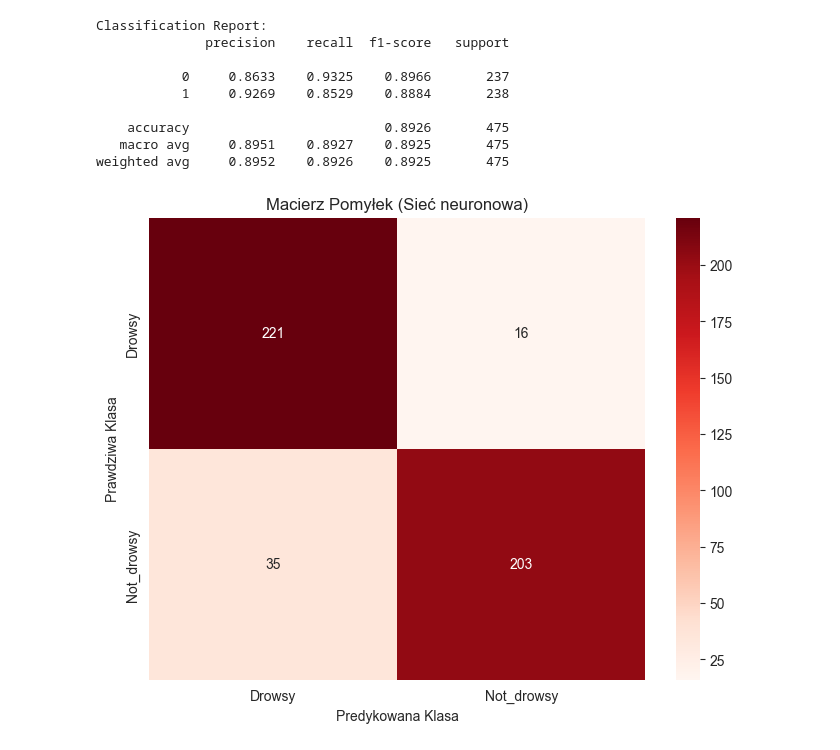
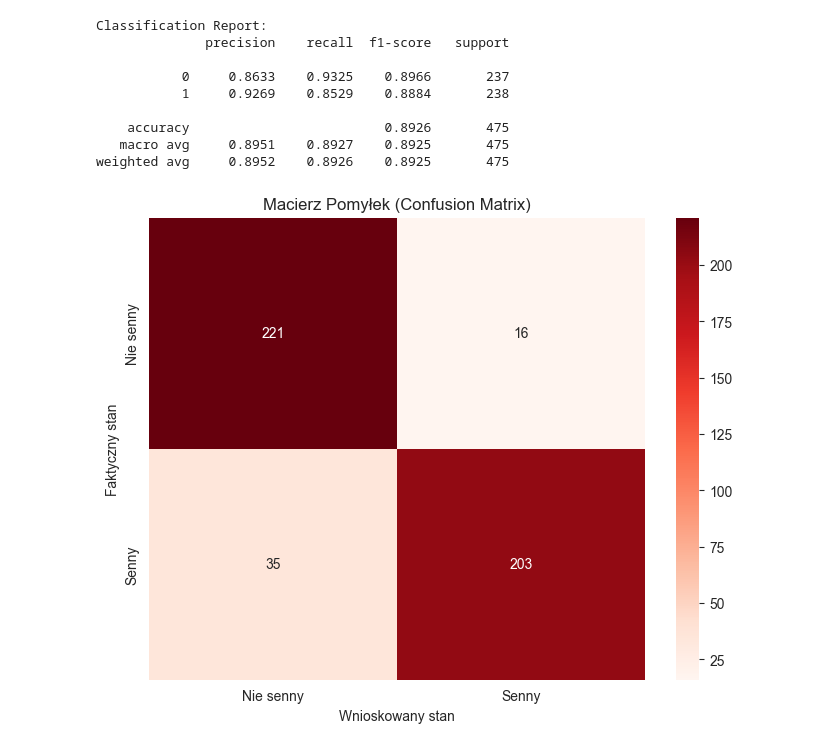
Before and after one commit to AdrianPanasiewicz/Drowsiness_detection_system, a Jupyter notebook: Workspace/Models/validating_on_test_dataset.ipynb, the cells around one changed output. Saved outputs shown, nothing was run; the diff lists cells and outputs as text; code cells hidden in the pictures.

```diff
--- a/Workspace/Models/validating_on_test_dataset.ipynb
+++ b/Workspace/Models/validating_on_test_dataset.ipynb
@@ -153,14 +153,14 @@ Raport Klasyfikacji (Random Forest):
 weighted avg     0.8961    0.8905    0.8902       475
 # %%
 cm_rf = confusion_matrix(test_y_numeric, preds_rf)
-class_names_polskie = ['Nie Senny', 'Senny']  # Dostosuj do swoich klas
+class_names_polskie = ['Nie senny', 'Senny']  # Dostosuj do swoich klas
 
 plt.figure(figsize=(8,6))
 sns.heatmap(cm_rf, annot=True, fmt='d', cmap='Reds',
             xticklabels=class_names_polskie,
             yticklabels=class_names_polskie)
-plt.xlabel('Predykowana Klasa')
-plt.ylabel('Prawdziwa Klasa')
-plt.title('Macierz Pomyłek (Random Forest)')
+plt.xlabel('Wnioskowany stan')
+plt.ylabel('Faktyczny stan')
+plt.title('Macierz Pomyłek (Confusion Matrix)')
 plt.show()
 # %% [output]
@@ -187,14 +187,14 @@ Classification Report:
    macro avg     0.8951    0.8927    0.8925       475
 weighted avg     0.8952    0.8926    0.8925       475
 # %%
-cm = confusion_matrix(targets_np, preds_class)
+cm_nn = confusion_matrix(targets_np, preds_class)
 plt.figure(figsize=(8,6))
-sns.heatmap(cm, annot=True, fmt='d', cmap='Reds',
-            xticklabels=nn.dls.vocab,
-            yticklabels=nn.dls.vocab)
-plt.xlabel('Predykowana Klasa')
-plt.ylabel('Prawdziwa Klasa')
-plt.title('Macierz Pomyłek (Sieć neuronowa)')
+sns.heatmap(cm_nn, annot=True, fmt='d', cmap='Reds',
+            xticklabels=class_names_polskie,
+            yticklabels=class_names_polskie)
+plt.xlabel('Wnioskowany stan')
+plt.ylabel('Faktyczny stan')
+plt.title('Macierz Pomyłek (Confusion Matrix)')
 plt.show()
 # %% [output]
-[figure, old version]
+[figure, new version]
```
Also changed, not shown: parts of 6 cells of this notebook.
